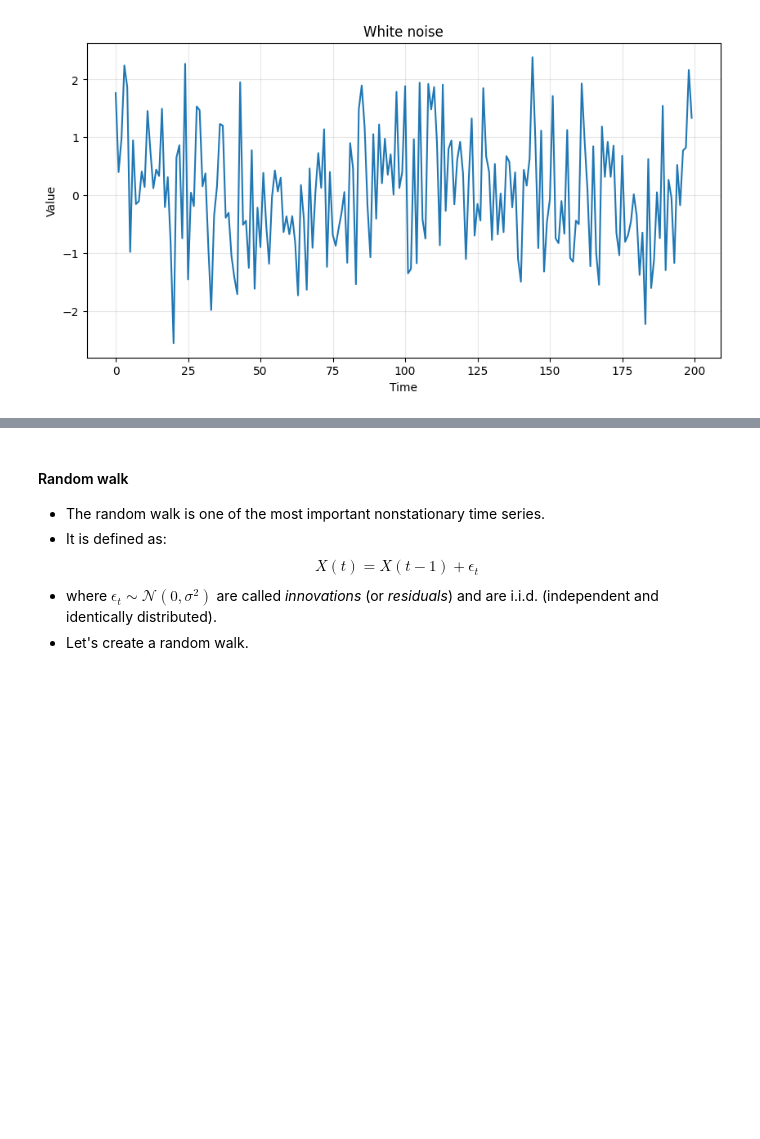
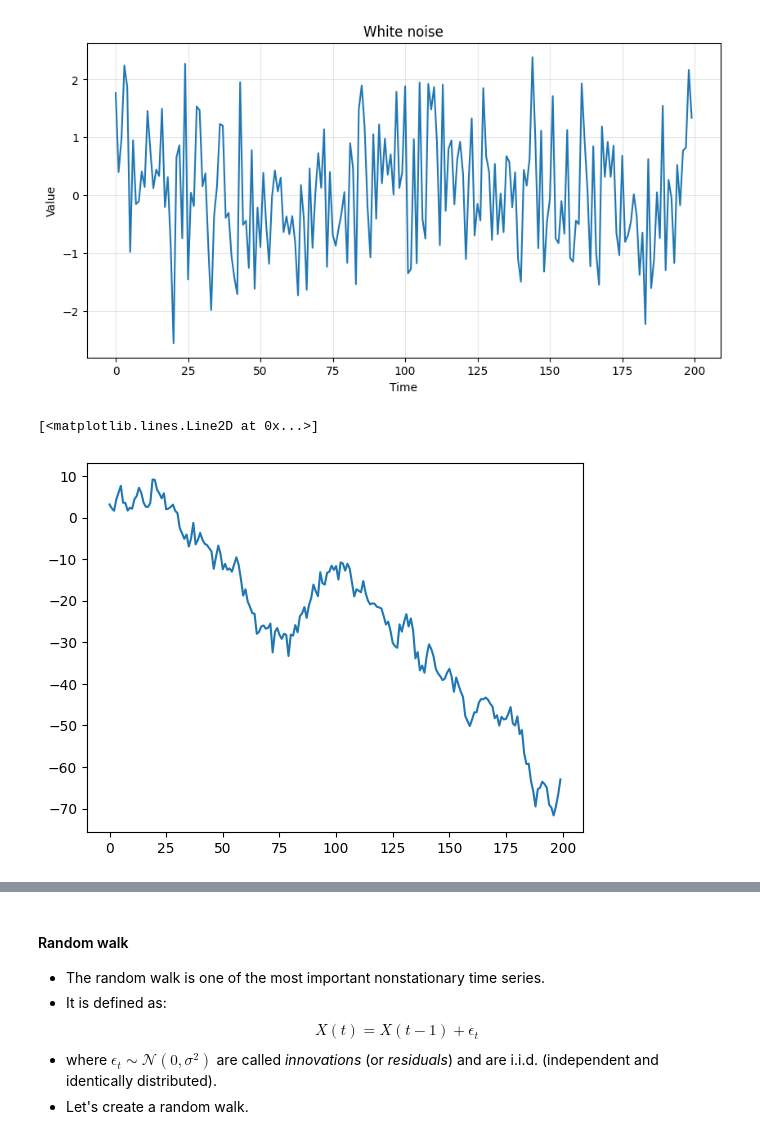
Before and after one commit to jameelahalrawi/matter-js, a Jupyter notebook: ise043_tsaf_2526f_2_stationarity.ipynb, the cells around one changed output, grey strips where cells are left out. Drawn from its saved outputs; the diff is of its cells as text; code cells hidden in the pictures; blank space fills up the shorter version.

```diff
--- a/ise043_tsaf_2526f_2_stationarity.ipynb
+++ b/ise043_tsaf_2526f_2_stationarity.ipynb
@@ -149,3 +149,8 @@ An example to auto-correlated process
 ts_plot(time, stationary, 'White noise')
 # %% [output]
 [figure]
+# %%
+plt.plot(rand_walk)
+# %% [output]
+[<matplotlib.lines.Line2D at 0x...>]
+[figure, added]
```
Also changed, not shown: parts of 7 cells of this notebook.
